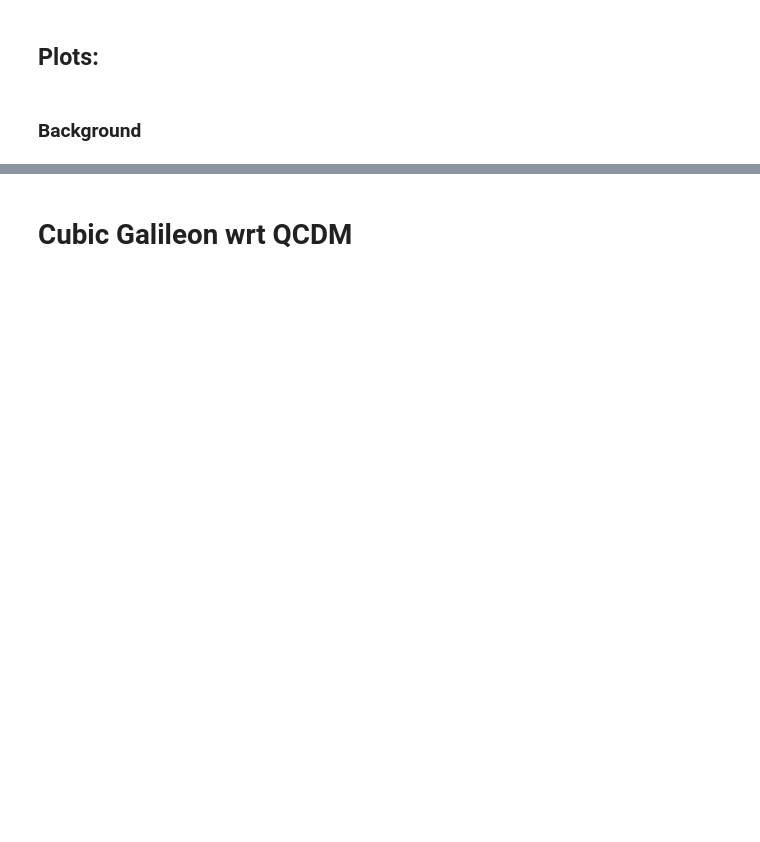
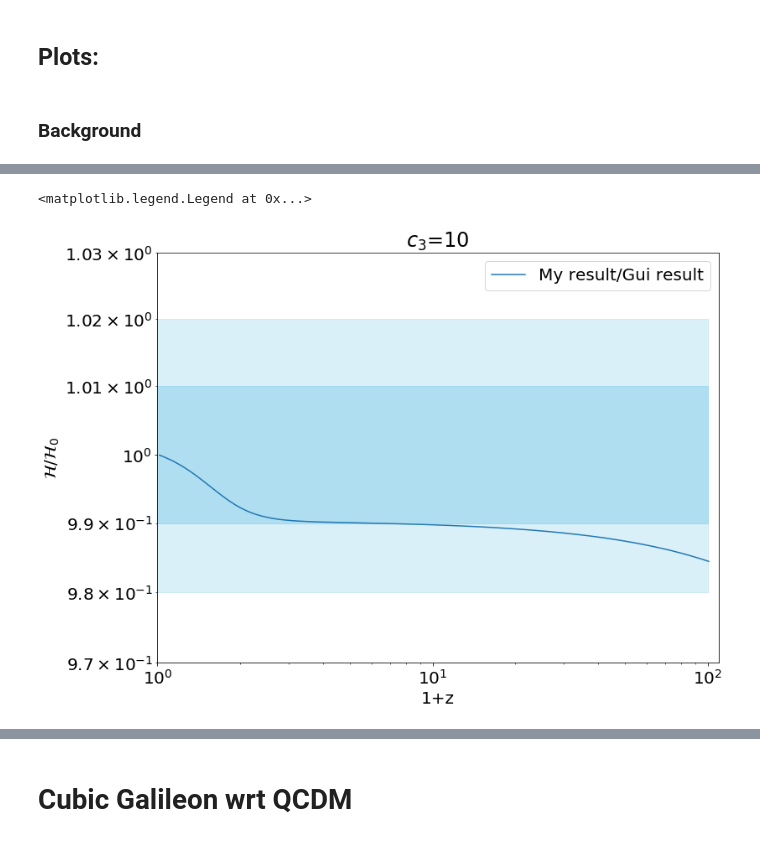
Before and after one commit to FarbodHassani/MG-evolution, a Jupyter notebook: notebooks/Cubic_Galilean.ipynb, the cells around one changed output, grey strips where cells are left out. Drawn from its saved outputs; the diff is of its cells as text; code cells hidden in the pictures; blank space fills up the shorter version.

```diff
--- a/notebooks/Cubic_Galilean.ipynb
+++ b/notebooks/Cubic_Galilean.ipynb
@@ -53,0 +84,37 @@ plt.legend()
+# %%
+from scipy.interpolate import interp1d
+
+plt.rcParams['font.size'] = 20
+fig = plt.figure(figsize=(12,9))
+
+# plt.loglog(1./data['bg']['cg_1'][:,2], data['bg']['cg_1'][:,3], ".-",  label = "Cubic-Galileon, $c_3=0.08$, $c_2 = -1$")
+# plt.loglog(1./data['bg']['qcdm'][:,2], data['bg']['qcdm'][:,3], ".-",  label = "QCDM, $c_3=0.08$, $c_2 = -1$")
+# plt.loglog(1./data['bg']['lcdm'][:,2], data['bg']['lcdm'][:,3], "-", label = "$\Lambda$CDM")
+x = np.linspace(0, 100, 100)
+y_line = np.ones_like(x)
+upper_bound = y_line + 0.01
+lower_bound = y_line - 0.01
+upper_bound2 = y_line + 0.02
+lower_bound2 = y_line - 0.02
+
+a_gev = data['bg']['qcdm_large'][:,2][:-1]
+a = data['gui']['bg'][:,0]
+HoveH0=data['gui']['bg'][:,1]
+H_interp = interp1d(a , HoveH0*a)
+
+plt.loglog(1./a_gev, data['bg']['qcdm_large'][:,3][:-1]/H_interp(a_gev),"-", label="My result/Gui result")
+plt.fill_between(x, lower_bound, upper_bound, color='skyblue', alpha=0.5)
+plt.fill_between(x, lower_bound2, upper_bound2, color='skyblue', alpha=0.3)
+
+plt.title(r"$c_3 $=10")
+plt.xlabel("1+z")
+plt.ylabel("$\mathcal{H}/\mathcal{H}_0$")
+# plt.ylim(0.001, 0.5)
+plt.xlim(1, 110)
+plt.ylim(0.97, 1.03)
+
+# plt.yscale('log')
+plt.legend()
+# %% [output]
+<matplotlib.legend.Legend at 0x...>
+[figure, added]
```
Also changed, not shown: parts of 12 cells of this notebook, 3 other files.
